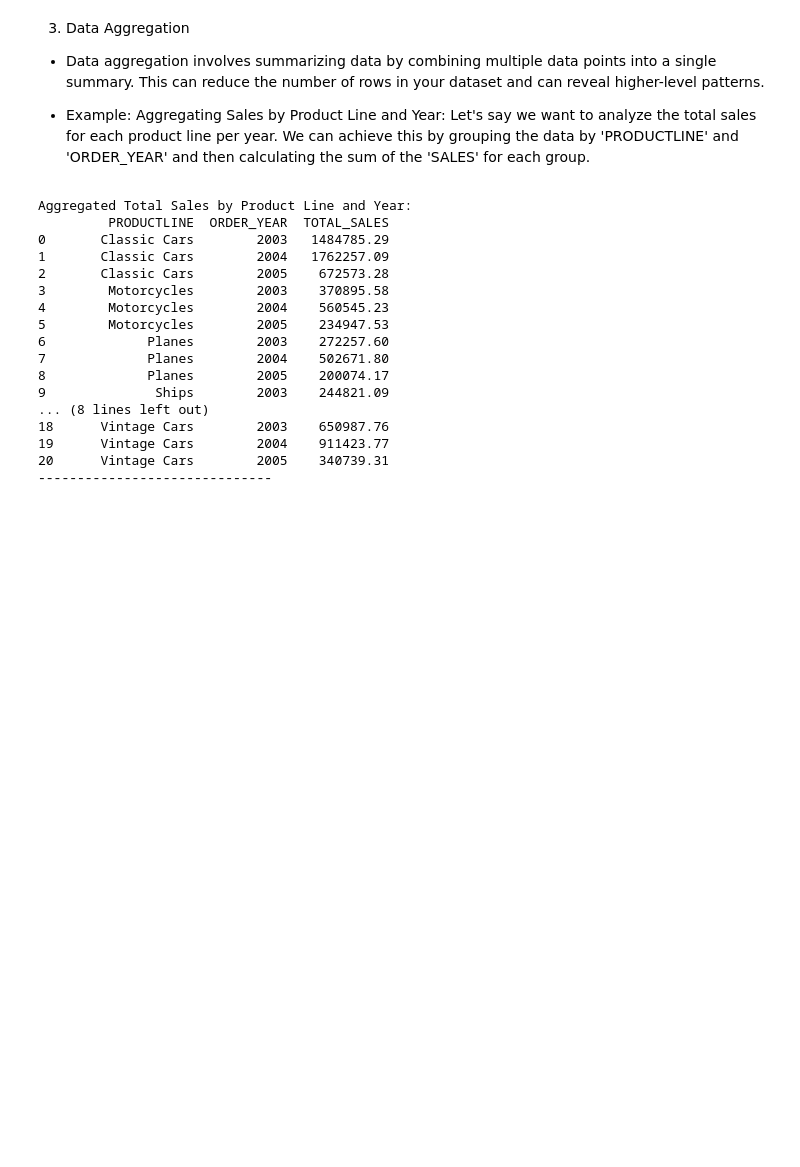
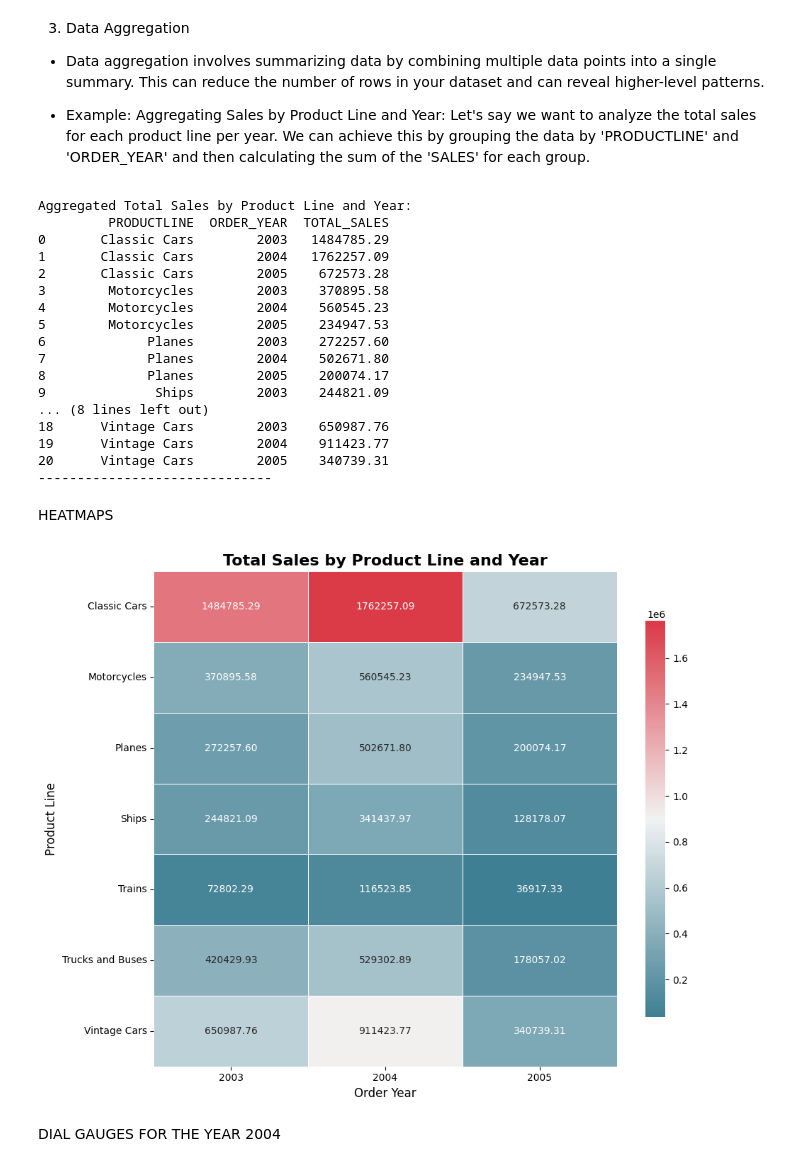
Before and after one commit to chirongaA/dataanalytics, a Jupyter notebook: preprocessing.ipynb, the cells around one changed output. Drawn from its saved outputs; the diff is of its cells as text; code cells hidden in the pictures; blank space fills up the shorter version.

```diff
--- a/preprocessing.ipynb
+++ b/preprocessing.ipynb
@@ -602,3 +602,48 @@ Aggregated Total Sales by Product Line and Year:
 19      Vintage Cars        2004    911423.77
 20      Vintage Cars        2005    340739.31
 ------------------------------
+# %% [markdown]
+HEATMAPS
+# %%
+import seaborn as sns
+import matplotlib.pyplot as plt
+
+# Your Data (Copy and Paste Directly)
+data = pd.DataFrame({
+    'PRODUCTLINE': ['Classic Cars', 'Classic Cars', 'Classic Cars', 'Motorcycles', 'Motorcycles', 'Motorcycles',
+                    'Planes', 'Planes', 'Planes', 'Ships', 'Ships', 'Ships', 'Trains', 'Trains', 'Trains',
+                    'Trucks and Buses', 'Trucks and Buses', 'Trucks and Buses', 'Vintage Cars', 'Vintage Cars', 'Vintage Cars'],
+    'ORDER_YEAR': [2003, 2004, 2005, 2003, 2004, 2005, 2003, 2004, 2005, 2003, 2004, 2005, 2003, 2004, 2005,
+                   2003, 2004, 2005, 2003, 2004, 2005],
+    'TOTAL_SALES': [1484785.29, 1762257.09, 672573.28, 370895.58, 560545.23, 234947.53, 272257.60, 502671.80,
+                    200074.17, 244821.09, 341437.97, 128178.07, 72802.29, 116523.85, 36917.33, 420429.93,
+                    529302.89, 178057.02, 650987.76, 911423.77, 340739.31]
+})
+
+# Pivot the data for the heatmap
+pivot_table = data.pivot_table(index='PRODUCTLINE', columns='ORDER_YEAR', values='TOTAL_SALES')
+
+# -------------------- Enhanced Heatmap --------------------
+plt.figure(figsize=(10, 8))  # Adjust figure size for better readability
+
+# Custom color map for emphasis (you can experiment with others)
+cmap = sns.diverging_palette(220, 10, as_cmap=True)
+
+# Create the heatmap with customizations
+sns.heatmap(pivot_table, annot=True, fmt=".2f", cmap=cmap, linewidths=0.5, linecolor='white', cbar_kws={"shrink": 0.8})
+
+plt.title('Total Sales by Product Line and Year', fontsize=16, fontweight='bold')
+plt.xlabel('Order Year', fontsize=12)
+plt.ylabel('Product Line', fontsize=12)
+
+# Rotate x-axis labels if needed
+plt.xticks(rotation=0, ha='center')
+
+# Improve layout
+plt.tight_layout()
+
+plt.show()
+# %% [output]
+[figure, added]
+# %% [markdown]
+DIAL GAUGES FOR THE YEAR 2004
```
Also changed, not shown: parts of 2 cells of this notebook, 2 other files.
